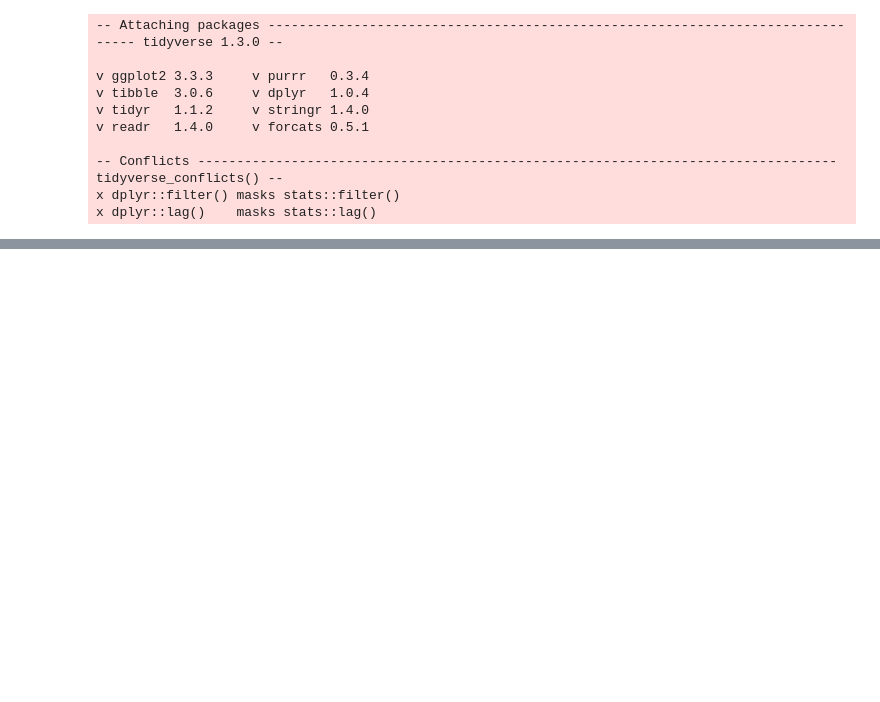
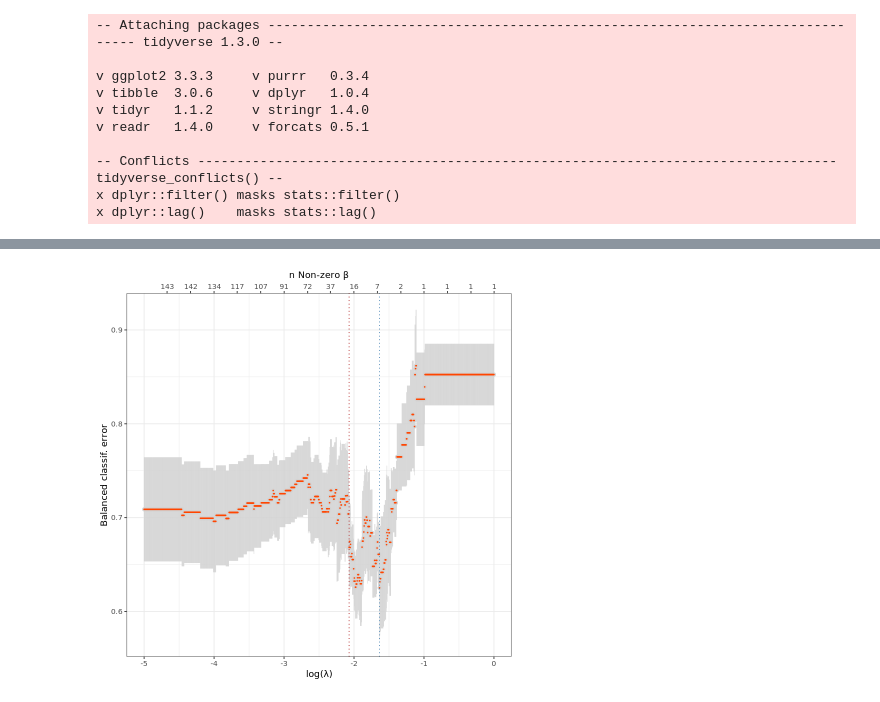
Before and after one commit to fogg-lab/characterizing-ecm-transcriptome-of-endometriosis, a Jupyter notebook: figures/glmnet_vis.ipynb, the cells around one changed output, grey strips where cells are left out. Saved outputs shown, nothing was run; the diff lists cells and outputs as text; code cells hidden in the pictures; blank space fills up the shorter version.

```diff
--- a/figures/glmnet_vis.ipynb
+++ b/figures/glmnet_vis.ipynb
@@ -24,6 +33,8 @@ dset_idx <- 3
 # %%
 cph_df <- read_tsv(paste0(dirs$analysis_dir, "/model_opt/", unified_dsets[dset_idx], "_en_cph_fit_data.tsv")) %>%
     mutate(log_lambda = log(lambda))
+mr_df <- read_tsv(paste0(dirs$analysis_dir, "/model_opt/", unified_dsets[dset_idx], "_en_mr_fit_data.tsv")) %>%
+    mutate(log_lambda = log(lambda))
 # %% [output]
 -- Column specification ------------------------------------------------------------------------------------------------
 cols(
@@ -75,0 +90,11 @@ ggplot(data = cph_df, aes(x = log_lambda, y = cvm)) +
+# %%
+mr_best_lambda <- mr_df %>% filter(best_idx == TRUE) %>% pull(lambda)
+mr_kept_lambda <- mr_df %>% filter(kept_idx == TRUE) %>% pull(lambda)
+mr_kept_cvm <- mr_df %>% filter(kept_idx == TRUE) %>% pull(cvm)
+mr_sec_x_breaks <- every_nth(mr_df$log_lambda, nrow(mr_df) / nbreaks)
+mr_sec_x_labs <- every_nth(mr_df$nonzero, nrow(mr_df)/ nbreaks)
+
+glmnet_plot(mr_df, mr_best_lambda, mr_kept_lambda, mr_kept_cvm, mr_sec_x_breaks, mr_sec_x_labs, "Balanced classif. error")
+ggsave(paste0(dirs$figures_dir, "/models/", unified_dsets[dset_idx], "_mr_fit.png"), last_plot(), height = ht, width = wd, dpi = dpi)
+# %% [output]
+[figure, added]
```
Also changed, not shown: parts of 5 cells of this notebook, 2 other files.
